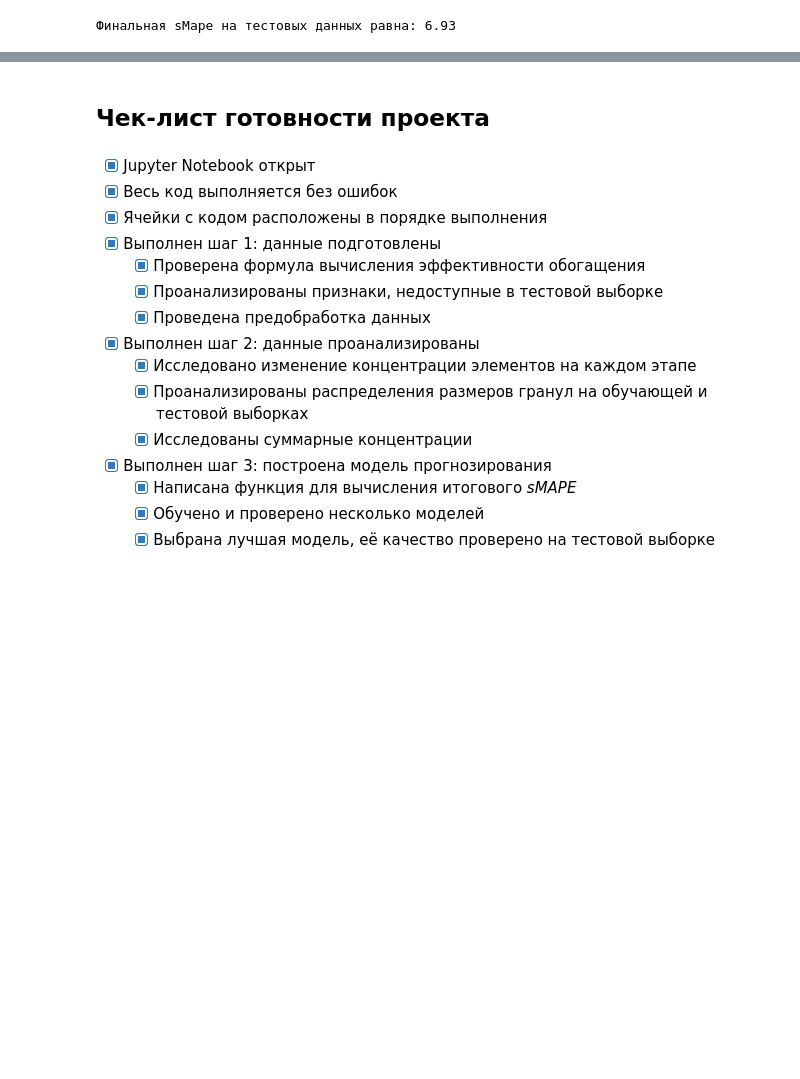
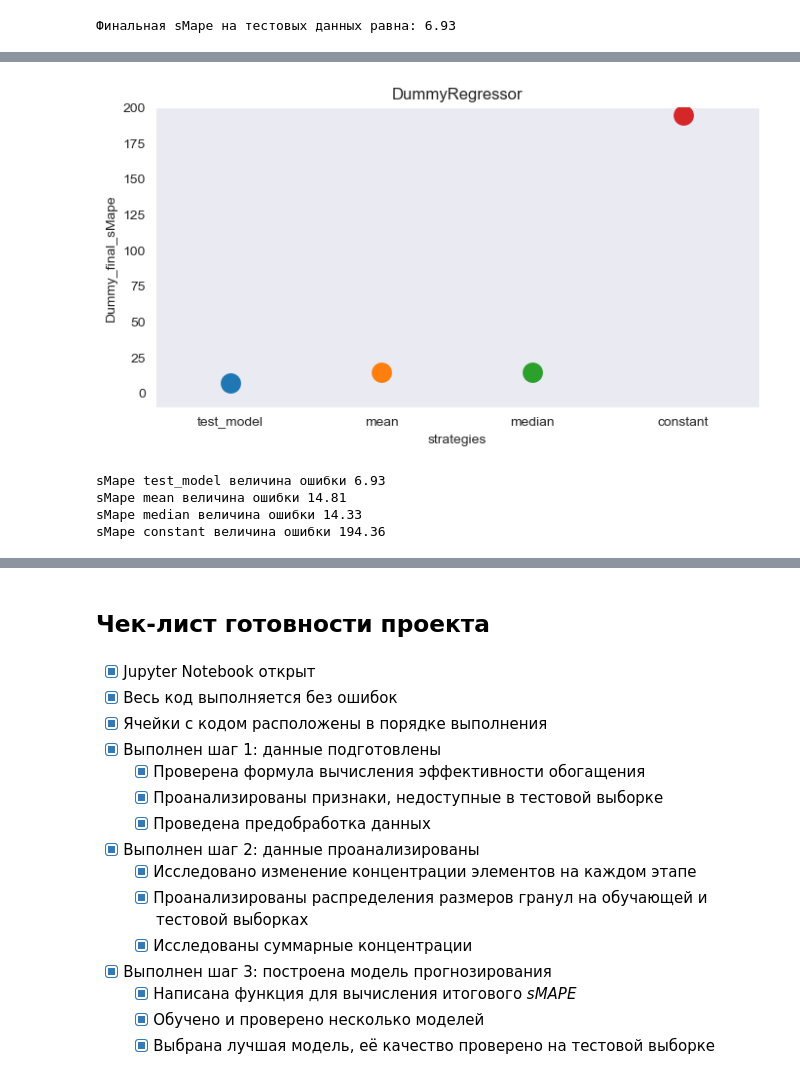
Before and after one commit to MaxMacClane/Ypracticum, a Jupyter notebook: Сборный проект 2/155ecb21-6d88-49f0-b43e-3c2e1f6c3c9b.ipynb, the cells around one changed output, grey strips where cells are left out. Saved outputs shown, nothing was run; the diff lists cells and outputs as text; code cells hidden in the pictures; blank space fills up the shorter version.

```diff
--- a/Сборный проект 2/155ecb21-6d88-49f0-b43e-3c2e1f6c3c9b.ipynb
+++ b/Сборный проект 2/155ecb21-6d88-49f0-b43e-3c2e1f6c3c9b.ipynb
@@ -1084,3 +1095,39 @@ table_sMape
+# %%
+strategies = ['mean', 'median', 'constant']
+strategies_to_fig = ['s_final_mape', 'mean_Dummy', 'median_Dummy', 'constant_Dummy']
+
+test_scores = [{'test_model': s_final_mape}]
+for s in strategies:
+    if s == 'constant':
+        dclf = DummyRegressor(strategy=s,  constant=1)
+    else:
+        dclf = DummyRegressor(strategy=s)
+    rougher = dclf.fit(X_feat_ss, y_feat['rougher.output.recovery'])
+    final = dclf.fit(X_feat_ss, y_feat['final.output.recovery'])
+    predict_Dummy_rougher = rougher.predict(X_valid)
+    predict_Dummy_final = final.predict(X_valid)
+    Dummy_smape = (.25*final_smape_simple(final_teble_predict['rougher.output.recovery'], \
+                                           predict_Dummy_rougher ) +
+                    (.75*final_smape_simple(final_teble_predict['final.output.recovery'], \
+                                            predict_Dummy_final)))
+
+    test_scores.append({s: Dummy_smape})
+
+plt.figure(figsize=(8, 4))
+ax.set_ylim(-1,50)
+ax = sns.stripplot(data=pd.DataFrame(test_scores), s=15);
+ax.set_ylim(-10,200)
+ax.set(xlabel='strategies', ylabel='Dummy_final_sMape', title= 'DummyRegressor')
+plt.show()
+
+for i in test_scores:
+    print('sMape {} величина ошибки {:,.2f}'.format(*i.keys(), *i.values()))
+# %% [output]
+[figure, added]
+sMape test_model величина ошибки 6.93
+sMape mean величина ошибки 14.81
+sMape median величина ошибки 14.33
+sMape constant величина ошибки 194.36
 # %% [markdown]
 ### Вывод
 По результатам проведённого исследования и подбора лучшей модели по наименьшей ошибке sMape <br>
```
Also changed, not shown: parts of 32 cells of this notebook.
